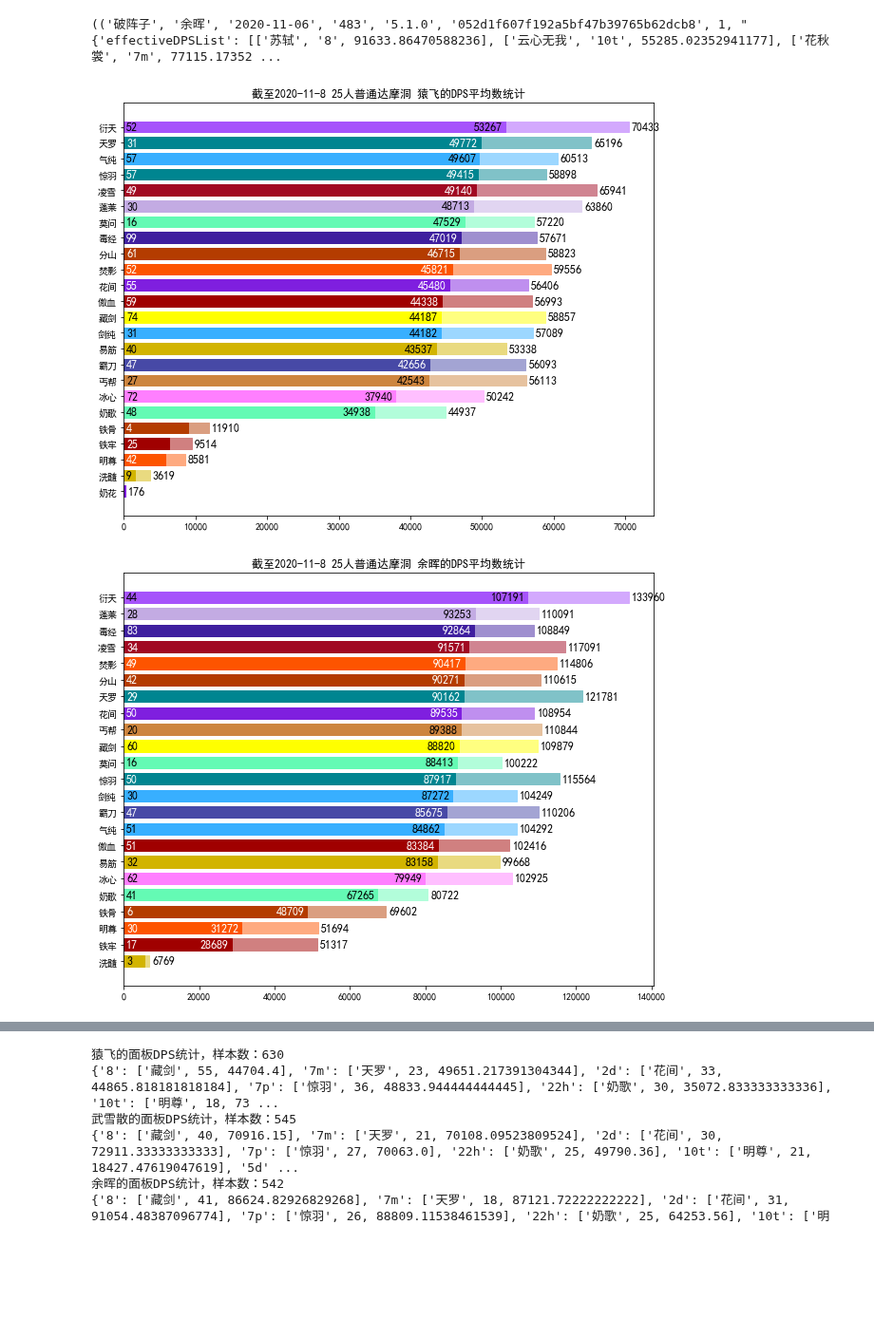
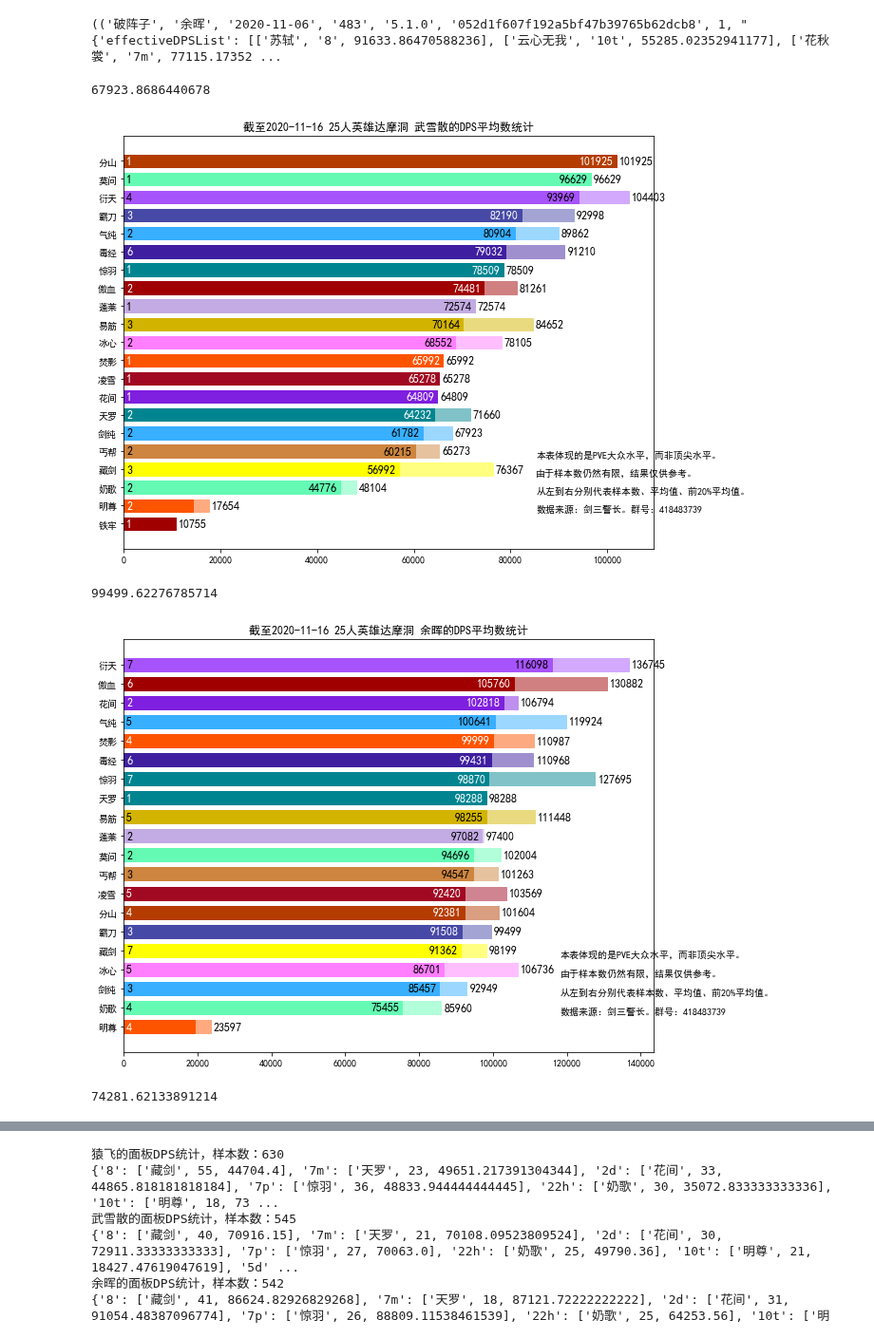
Before and after one commit to moeheart/jx3bla, a Jupyter notebook: notebooks/testCalDps.ipynb, the cells around one changed output, grey strips where cells are left out. Shown at 95% size. Saved outputs shown, nothing was run; the diff lists cells and outputs as text; code cells hidden in the pictures; blank space fills up the shorter version.

```diff
--- a/notebooks/testCalDps.ipynb
+++ b/notebooks/testCalDps.ipynb
@@ -195,33 +195,41 @@ for name in bossDict:
         X.append(line[1])
         Y.append(line[3])
         C.append(getColor(line[0], 0))
         N.append(line[2])
         Y2.append(line[7])
         C2.append(getColor(line[0], 1))
         C3.append(getColor(line[0], 2))
     barlist2 = plt.barh(X, Y2, height=0.7)
     barlist = plt.barh(X, Y, height=0.7)
     for i in range(len(X)):
         barlist[i].set_color(C[i])
         barlist2[i].set_color(C2[i])
         plt.annotate(N[i],
         #(barlist[i].get_width(), barlist[i].get_y() + barlist[i].get_height()/2), ha = 'center', va = 'center', xytext = (10, 0),
         (0, barlist[i].get_y() + barlist[i].get_height()/2), ha = 'left', va = 'center', xytext = (3, 0),
         textcoords = 'offset points', fontsize = 12, color = C3[i])
 
         plt.annotate(int(Y2[i]),
         (barlist2[i].get_width(), barlist2[i].get_y() + barlist2[i].get_height()/2), ha = 'left', va = 'center', xytext = (3, 0),
         textcoords = 'offset points', fontsize = 12, color = 'black')
 
         if (Y2[i] > 25000):
             plt.annotate(int(Y[i]),
             (barlist[i].get_width(), barlist[i].get_y() + barlist[i].get_height()/2), ha = 'right', va = 'center', xytext = (-3, 0),
             textcoords = 'offset points', fontsize = 12, color = C3[i])
+    print(barlist2[5].get_width())
+    plt.annotate("本表体现的是PVE大众水平，而非顶尖水平。", (barlist2[4].get_width() + 20000, barlist[4].get_y()))
+    plt.annotate("由于样本数仍然有限，结果仅供参考。", (barlist2[4].get_width() + 20000, barlist[3].get_y()))
+    plt.annotate("从左到右分别代表样本数、平均值、前20%平均值。", (barlist2[4].get_width() + 20000, barlist[2].get_y()))
+    plt.annotate("数据来源：剑三警长。群号：418483739", (barlist2[4].get_width() + 20000, barlist[1].get_y()))
 
     bossID = {"余晖": 1, "宓桃":2, "武雪散": 3, "猿飞": 4, "哑头陀": 5, "岳琳&岳琅":6}[name]
-    plt.title('截至2020-11-8 25人普通达摩洞 %s的DPS平均数统计'%name)
+    plt.title('截至2020-11-16 25人英雄达摩洞 %s的DPS平均数统计'%name)
     plt.savefig("%d.png"%bossID)
     plt.show()
 # %% [output]
+67923.8686440678
-[figure, old version]
+[figure, new version]
+99499.62276785714
-[figure, old version]
+[figure, new version]
+74281.62133891214
```
Also changed, not shown: parts of 2 cells of this notebook.
